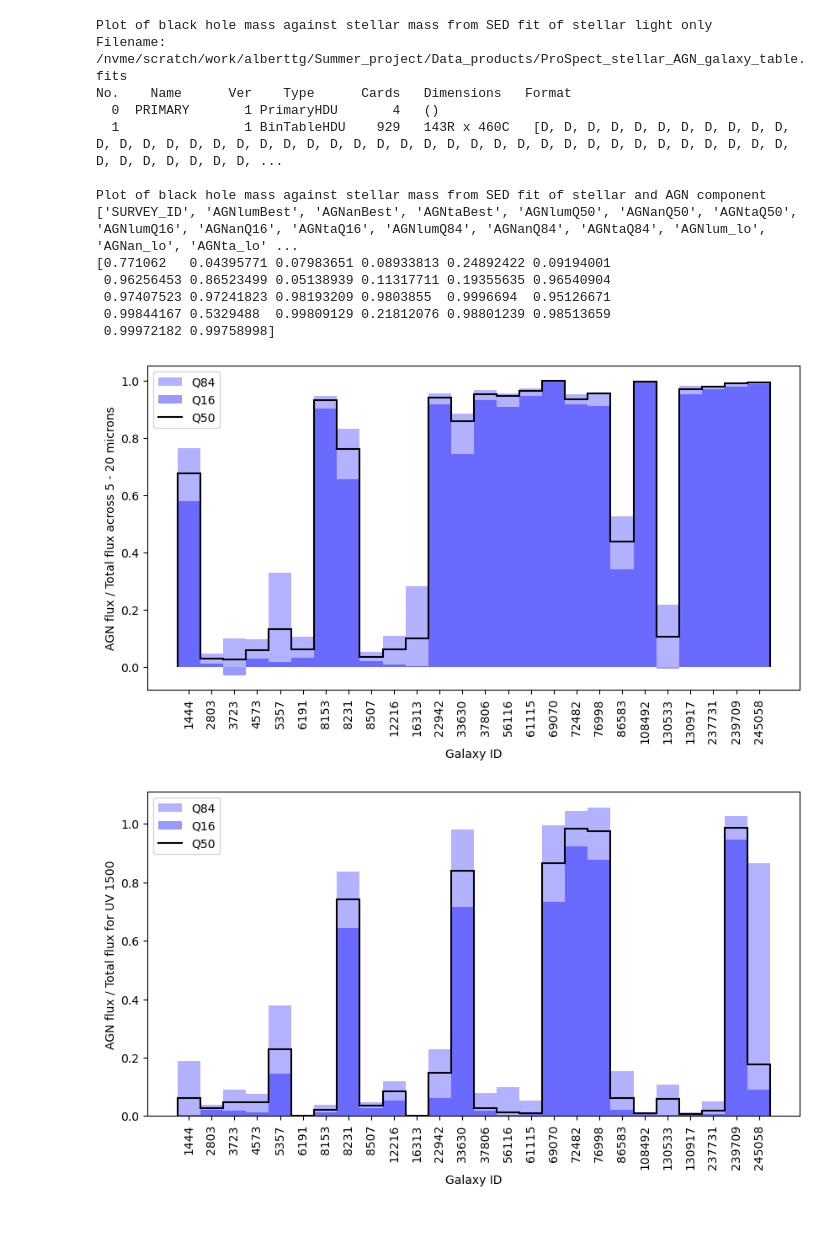
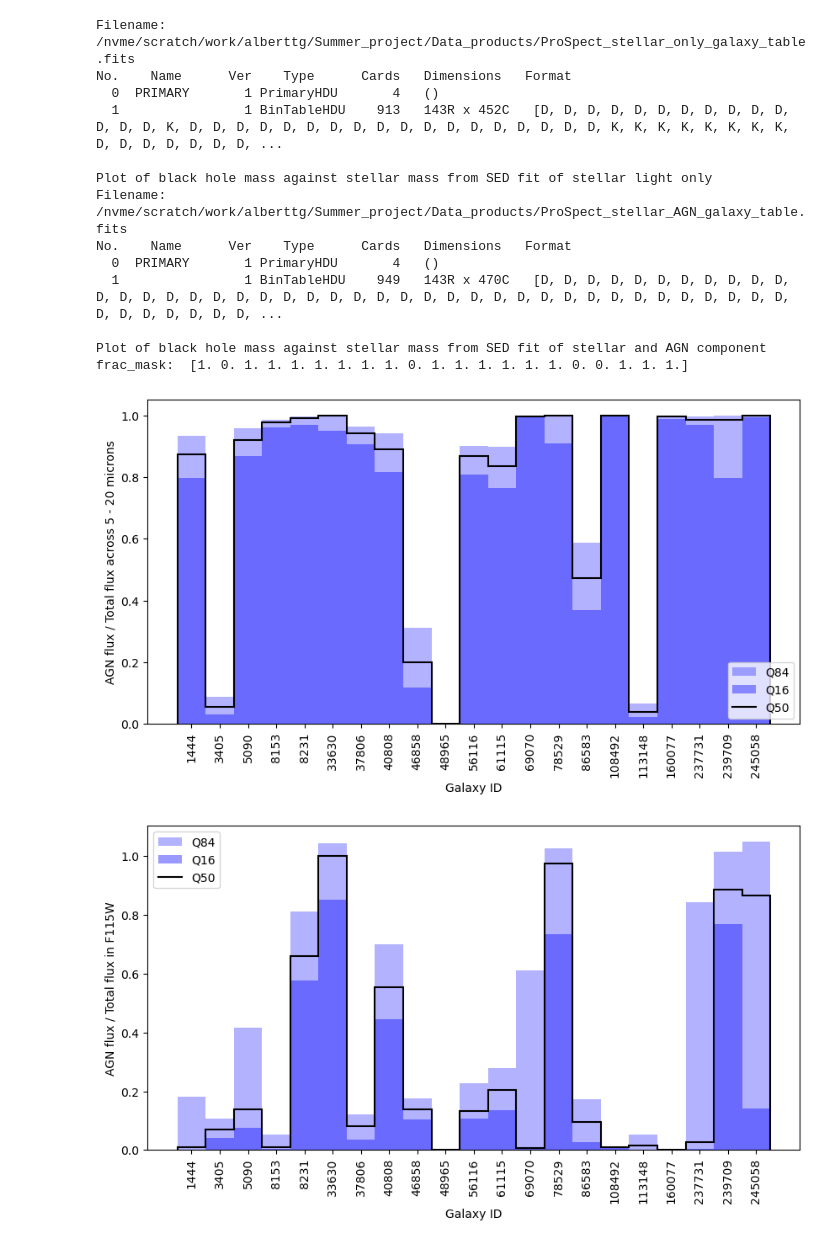
Before and after one commit to a-tg161/Summer_project, a Jupyter notebook: Jupyter_notebooks/model_selection.ipynb, the cells around one changed output. Saved outputs shown, nothing was run; the diff lists cells and outputs as text; code cells hidden in the pictures.

```diff
--- a/Jupyter_notebooks/model_selection.ipynb
+++ b/Jupyter_notebooks/model_selection.ipynb
@@ -1039,6 +937,26 @@ def plot_quantile_histograms(
     ax.legend()
 
     return ax
+# %%
+def filter_selection_by_redshift(z):
+    """
+    Select a filter that is closest to restframe emission based on redshift.
+    This logic is using figure 2 from EPOCHS VI.
+    """
+    if z < 1:
+        filter = "F115W"
+    if 1 <= z < 2:
+        filter = "F150W"
+    if 2 <= z < 3:
+        filter ="F200W"
+    if 3 <= z < 4:
+        filter = "F277W"
+    if 4 <= z < 5:
+        filter = "F356W"
+    if 5 <= z:
+        filter = "F444W"
+
+    return filter
 # %%
 def AGNfrac_histograms(stellar_table, stellar_AGN_table):
     """
@@ -1054,7 +972,8 @@ def AGNfrac_histograms(stellar_table, stellar_AGN_table):
 
     galaxy_id = np.asarray(table["SURVEY_ID"], dtype=int)
 
-    print(table["AGN_Dale_fracQ50"].data)
+    redshift = np.asarray(table["REDSHIFT"], dtype=float)
+
     table.write("/nvme/scratch/work/alberttg/Summer_project/Data_products/DIC_filtered_ProSpect_table.fits", format="fits", overwrite=True)
 
     #-----------------------------------------------------------------------------------------------------------------------------------------------------------------
@@ -1064,7 +983,7 @@ def AGNfrac_histograms(stellar_table, stellar_AGN_table):
     AGNfracQ84 = table["AGN_Dale_fracQ84"].data
 
     ax = plot_quantile_histograms(
-                y=AGNfracQ16,
+                y=AGNfracQ50,
                 y_upper_err=AGNfracQ84 - AGNfracQ50,
                 y_lower_err=AGNfracQ50 - AGNfracQ16,
                 ax=None,
@@ -1076,7 +995,7 @@ def AGNfrac_histograms(stellar_table, stellar_AGN_table):
             )
     ax.set_ylabel(f"AGN flux / Total flux across 5 - 20 microns")
     #-----------------------------------------------------------------------------------------------------------------------------------------------------------------
-    """
+
     # AGN fraction per filter:
     def light_frac(samples):
 
@@ -1086,7 +1005,9 @@ def AGNfrac_histograms(stellar_table, stellar_AGN_table):
         frac = AGN_flux / total_flux
         return frac
 
-    for filt in ["F277W", "F356W", "F444W"]:
+    frac_mask = np.empty(len(table))
+
+    for filt in FILTERS:
 
         AGN_fluxQ16 = table[f"{filt}_fit_AGN_fluxQ16"].data
         AGN_fluxQ50 = table[f"{filt}_fit_AGN_fluxQ50"].data
@@ -1104,7 +1025,11 @@ def AGNfrac_histograms(stellar_table, stellar_AGN_table):
             frac[i], frac_upper_err[i], frac_lower_err[i] = uncertainty_propagation([[AGN_fluxQ16[i], AGN_fluxQ50[i], AGN_fluxQ84[i]],
                                                                                      [total_fluxQ16[i], total_fluxQ50[i], total_fluxQ84[i]]],
                                                                                     light_frac)
-
+            if filt == filter_selection_by_redshift(redshift[i]):
+                if frac[i] <= 0.1:
+                    frac_mask[i] = False
+                else:
+                    frac_mask[i] = True
 
         ax = plot_quantile_histograms(
             y=frac,
@@ -1118,7 +1043,10 @@ def AGNfrac_histograms(stellar_table, stellar_AGN_table):
             median_linewidth=1.5,
         )
         ax.set_ylabel(f"AGN flux / Total flux in {filt}")
-    """
+
+    print("frac_mask: ", frac_mask)
+    #new_table = table[frac_mask]
+    #new_table.write("/nvme/scratch/work/alberttg/Summer_project/Data_products/Further_filtered_ProSpect_table.fits", format="fits", overwrite=True)
     #-----------------------------------------------------------------------------------------------------------------------------------------------------------------
     # UV AGN fraction:
 
@@ -1207,6 +1135,7 @@ if __name__ == "__main__":
 
     #-----------------------------------------------------------------------------------------------------------------------
     AGNfrac_histograms(stellar_only_and_galaxy_table, stellar_AGN_and_galaxy_table)
+    plot_AGNlum(stellar_only_and_galaxy_table, stellar_AGN_and_galaxy_table)
 # %% [output]
 Filename: /nvme/scratch/work/alberttg/Summer_project/Ha_and_NII_broad_line_data.fits
 No.    Name      Ver    Type      Cards   Dimensions   Format
@@ -1220,15 +1145,15 @@ WARNING: OverflowError converting to FloatType in column SFR100Best, possibly re
+Filename: /nvme/scratch/work/alberttg/Summer_project/Data_products/ProSpect_stellar_only_galaxy_table.fits
+No.    Name      Ver    Type      Cards   Dimensions   Format
+  0  PRIMARY       1 PrimaryHDU       4   ()
+  1                1 BinTableHDU    913   143R x 452C   [D, D, D, D, D, D, D, D, D, D, D, D, D, D, K, D, D, D, D, D, D, D, D, D, D, D, D, D, D, D, D, D, D, K, K, K, K, K, K, K, K, D, D, D, D, D, D, D, ...
+
 Plot of black hole mass against stellar mass from SED fit of stellar light only
 Filename: /nvme/scratch/work/alberttg/Summer_project/Data_products/ProSpect_stellar_AGN_galaxy_table.fits
 No.    Name      Ver    Type      Cards   Dimensions   Format
   0  PRIMARY       1 PrimaryHDU       4   ()
-  1                1 BinTableHDU    929   143R x 460C   [D, D, D, D, D, D, D, D, D, D, D, D, D, D, D, D, D, D, D, D, D, D, D, D, D, D, D, D, D, D, D, D, D, D, D, D, D, D, D, D, D, D, D, D, D, D, D, D, ...
+  1                1 BinTableHDU    949   143R x 470C   [D, D, D, D, D, D, D, D, D, D, D, D, D, D, D, D, D, D, D, D, D, D, D, D, D, D, D, D, D, D, D, D, D, D, D, D, D, D, D, D, D, D, D, D, D, D, D, D, ...
 
 Plot of black hole mass against stellar mass from SED fit of stellar and AGN component
-['SURVEY_ID', 'AGNlumBest', 'AGNanBest', 'AGNtaBest', 'AGNlumQ50', 'AGNanQ50', 'AGNtaQ50', 'AGNlumQ16', 'AGNanQ16', 'AGNtaQ16', 'AGNlumQ84', 'AGNanQ84', 'AGNtaQ84', 'AGNlum_lo', 'AGNan_lo', 'AGNta_lo' ...
-[0.771062   0.04395771 0.07983651 0.08933813 0.24892422 0.09194001
- 0.96256453 0.86523499 0.05138939 0.11317711 0.19355635 0.96540904
- 0.97407523 0.97241823 0.98193209 0.9803855  0.9996694  0.95126671
- 0.99844167 0.5329488  0.99809129 0.21812076 0.98801239 0.98513659
- 0.99972182 0.99758998]
+frac_mask:  [1. 0. 1. 1. 1. 1. 1. 1. 1. 0. 1. 1. 1. 1. 1. 1. 0. 0. 1. 1. 1.]
-[figure, old version]
+[figure, new version]
-[figure, old version]
+[figure, new version]
```
Also changed, not shown: parts of 4 cells of this notebook, 4 other files.
